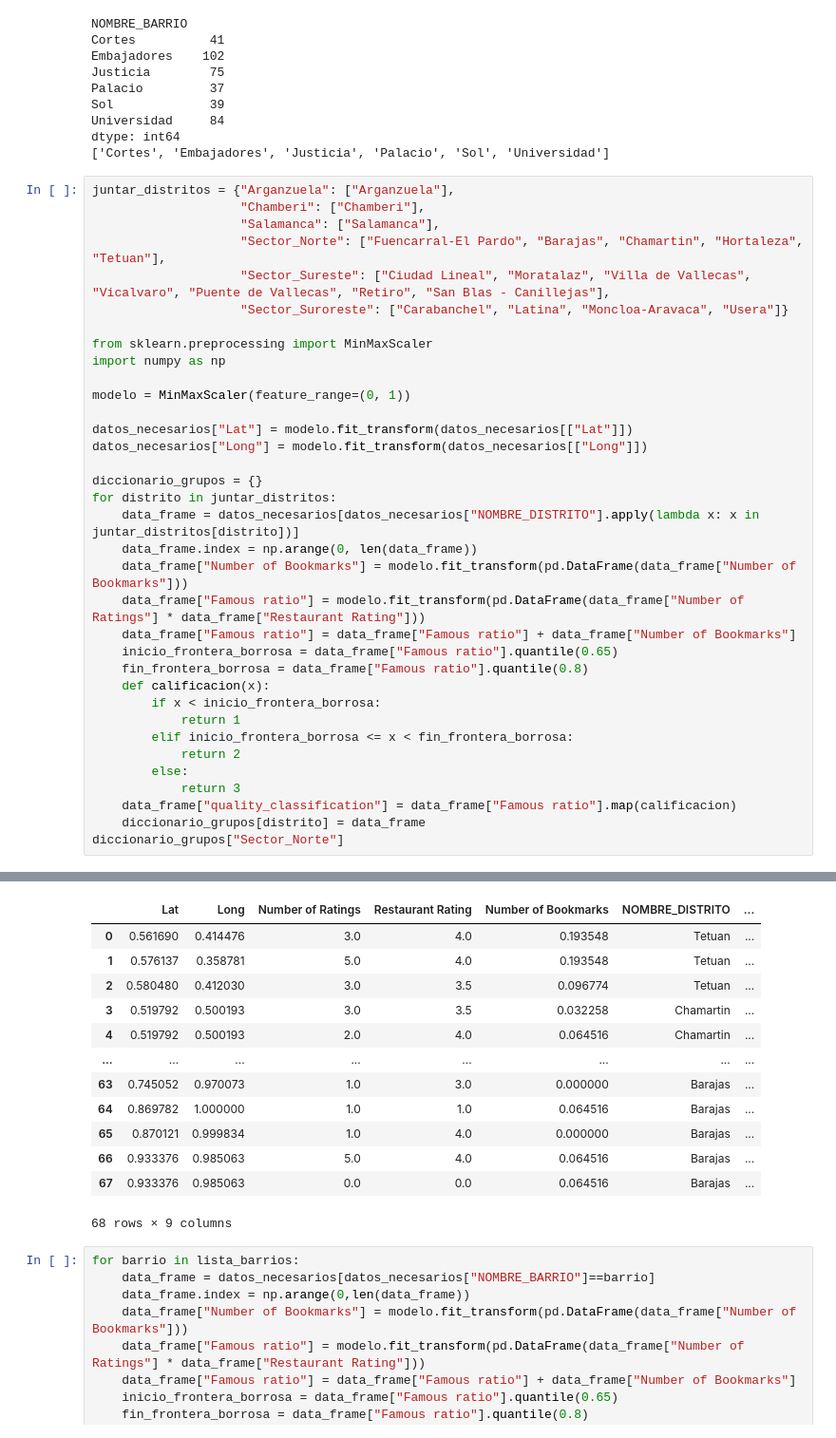
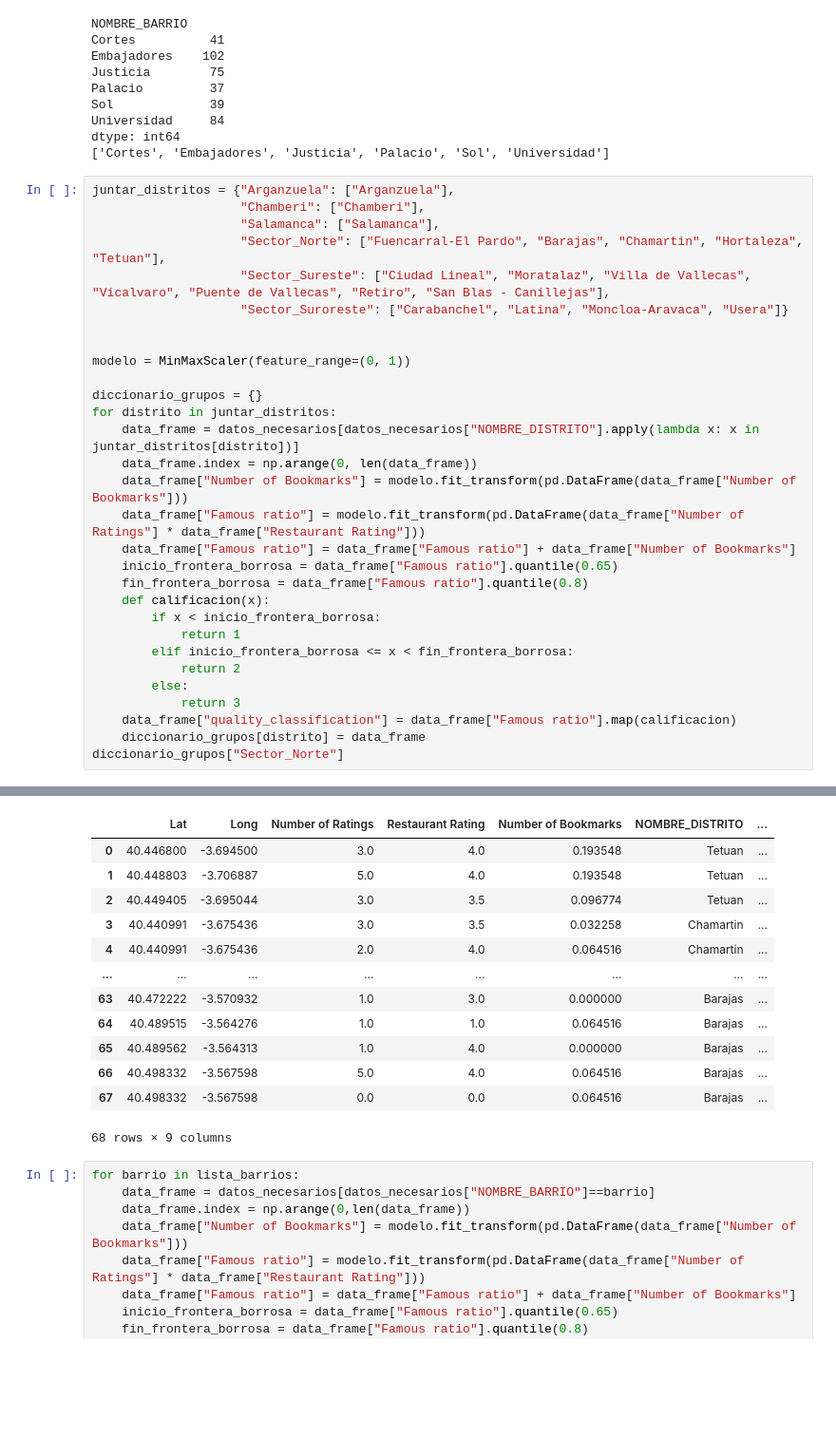
Before and after one commit to anton-p0g/ProyectoWebScrapping, a Jupyter notebook: parte_jose/analisis_areas.ipynb, the cells around one changed output, grey strips where cells are left out. Shown at 95% size. Drawn from its saved outputs; the diff is of its cells as text; blank space fills up the shorter version.

```diff
--- a/parte_jose/analisis_areas.ipynb
+++ b/parte_jose/analisis_areas.ipynb
@@ -116,13 +119,8 @@ juntar_distritos = {"Arganzuela": ["Arganzuela"],
                     "Sector_Sureste": ["Ciudad Lineal", "Moratalaz", "Villa de Vallecas", "Vicalvaro", "Puente de Vallecas", "Retiro", "San Blas - Canillejas"],
                     "Sector_Suroreste": ["Carabanchel", "Latina", "Moncloa-Aravaca", "Usera"]}
 
-from sklearn.preprocessing import MinMaxScaler
-import numpy as np
 
 modelo = MinMaxScaler(feature_range=(0, 1))
-
-datos_necesarios["Lat"] = modelo.fit_transform(datos_necesarios[["Lat"]])
-datos_necesarios["Long"] = modelo.fit_transform(datos_necesarios[["Long"]])
 
 diccionario_grupos = {}
 for distrito in juntar_distritos:
@@ -160,19 +158,19 @@ Try using .loc[row_indexer,col_indexer] = value instead
 Try using .loc[row_indexer,col_indexer] = value instead
 
 See the caveats in the documentation: https://pandas.pydata.org/pandas-docs/stable/user_guide/indexing.html#returning-a-view-versus-a-copy
   data_frame["quality_classification"] = data_frame["Famous ratio"].map(calificacion)
 |  | Lat | Long | Number of Ratings | Restaurant Rating | Number of Bookmarks | NOMBRE_DISTRITO | ... |
-| 0 | 0.561690 | 0.414476 | 3.0 | 4.0 | 0.193548 | Tetuan | ... |
-| 1 | 0.576137 | 0.358781 | 5.0 | 4.0 | 0.193548 | Tetuan | ... |
-| 2 | 0.580480 | 0.412030 | 3.0 | 3.5 | 0.096774 | Tetuan | ... |
-| 3 | 0.519792 | 0.500193 | 3.0 | 3.5 | 0.032258 | Chamartin | ... |
-| 4 | 0.519792 | 0.500193 | 2.0 | 4.0 | 0.064516 | Chamartin | ... |
+| 0 | 40.446800 | -3.694500 | 3.0 | 4.0 | 0.193548 | Tetuan | ... |
+| 1 | 40.448803 | -3.706887 | 5.0 | 4.0 | 0.193548 | Tetuan | ... |
+| 2 | 40.449405 | -3.695044 | 3.0 | 3.5 | 0.096774 | Tetuan | ... |
+| 3 | 40.440991 | -3.675436 | 3.0 | 3.5 | 0.032258 | Chamartin | ... |
+| 4 | 40.440991 | -3.675436 | 2.0 | 4.0 | 0.064516 | Chamartin | ... |
 | ... | ... | ... | ... | ... | ... | ... | ... |
-| 63 | 0.745052 | 0.970073 | 1.0 | 3.0 | 0.000000 | Barajas | ... |
-| 64 | 0.869782 | 1.000000 | 1.0 | 1.0 | 0.064516 | Barajas | ... |
-| 65 | 0.870121 | 0.999834 | 1.0 | 4.0 | 0.000000 | Barajas | ... |
-| 66 | 0.933376 | 0.985063 | 5.0 | 4.0 | 0.064516 | Barajas | ... |
-| 67 | 0.933376 | 0.985063 | 0.0 | 0.0 | 0.064516 | Barajas | ... |
+| 63 | 40.472222 | -3.570932 | 1.0 | 3.0 | 0.000000 | Barajas | ... |
+| 64 | 40.489515 | -3.564276 | 1.0 | 1.0 | 0.064516 | Barajas | ... |
+| 65 | 40.489562 | -3.564313 | 1.0 | 4.0 | 0.000000 | Barajas | ... |
+| 66 | 40.498332 | -3.567598 | 5.0 | 4.0 | 0.064516 | Barajas | ... |
+| 67 | 40.498332 | -3.567598 | 0.0 | 0.0 | 0.064516 | Barajas | ... |
 68 rows × 9 columns
 # %%
 for barrio in lista_barrios:
```
Also changed, not shown: parts of 5 cells of this notebook, 5 other files.
